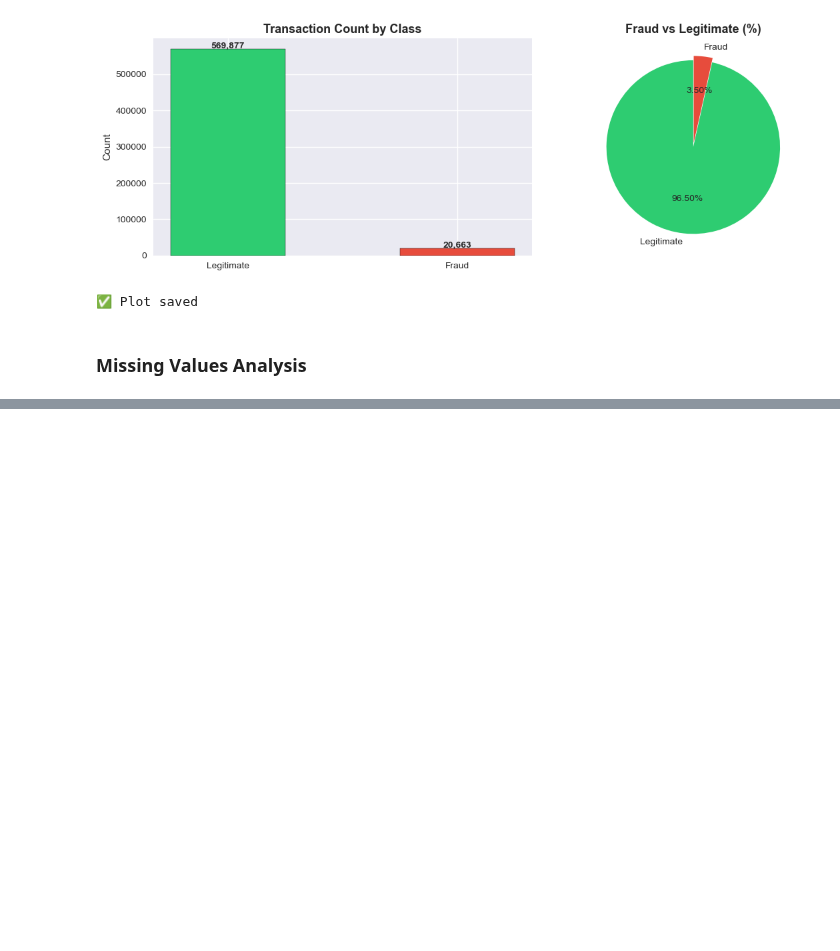
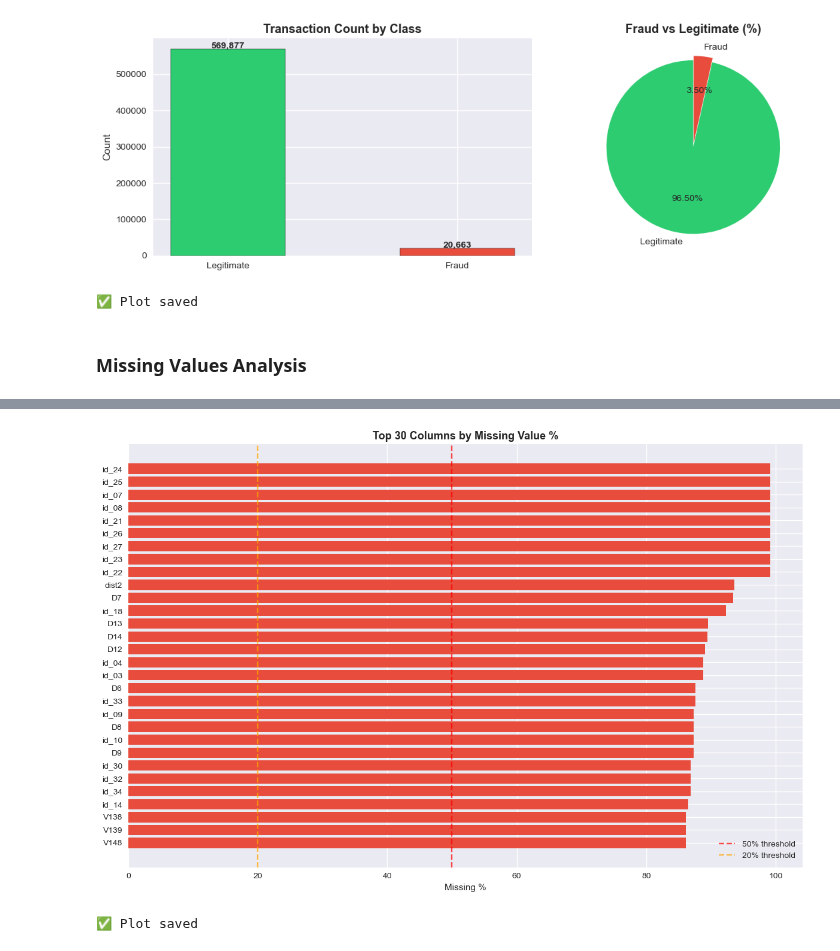
Before and after one commit to ShiharaXcor/fraud-detection-system, a Jupyter notebook: notebooks/01_eda.ipynb, the cells around one changed output, grey strips where cells are left out. Saved outputs shown, nothing was run; the diff lists cells and outputs as text; code cells hidden in the pictures; blank space fills up the shorter version.

Commit message:
detect  the  missing values

```diff
--- a/notebooks/01_eda.ipynb
+++ b/notebooks/01_eda.ipynb
@@ -159,0 +196,14 @@ Imbalance ratio : 27.6:1
+# %%
+# Calculate missing values
+missing = pd.DataFrame({
+    'missing_count'  : df.isnull().sum(),
+    'missing_percent': (df.isnull().sum() / len(df)) * 100
+}).sort_values('missing_percent', ascending=False)
+
+missing = missing[missing['missing_count'] > 0]
+
+print(f"Columns WITH missing values : {len(missing)} / {df.shape[1]}")
+print(f"Columns with >50% missing   : {len(missing[missing['missing_percent'] > 50])}")
+print(f"Columns with >90% missing   : {len(missing[missing['missing_percent'] > 90])}")
+print("\nTop 20 columns with most missing:")
+print(missing.head(20).to_string())
@@ -159,0 +228,21 @@ Imbalance ratio : 27.6:1
+# %%
+# Visualise top 30 missing columns
+top_missing = missing.head(30)
+
+plt.figure(figsize=(12, 8))
+bars = plt.barh(top_missing.index, top_missing['missing_percent'],
+                color=['#e74c3c' if x > 50 else '#f39c12' if x > 20 else '#3498db'
+                       for x in top_missing['missing_percent']])
+plt.axvline(x=50, color='red', linestyle='--', alpha=0.7, label='50% threshold')
+plt.axvline(x=20, color='orange', linestyle='--', alpha=0.7, label='20% threshold')
+plt.xlabel('Missing %')
+plt.title('Top 30 Columns by Missing Value %', fontsize=13, fontweight='bold')
+plt.legend()
+plt.gca().invert_yaxis()
+plt.tight_layout()
+plt.savefig('../data/processed/missing_values.png', dpi=150, bbox_inches='tight')
+plt.show()
+print("✅ Plot saved")
+# %% [output]
+[figure, added]
+✅ Plot saved
```
Also changed, not shown: parts of 5 cells of this notebook, 1 other file.
